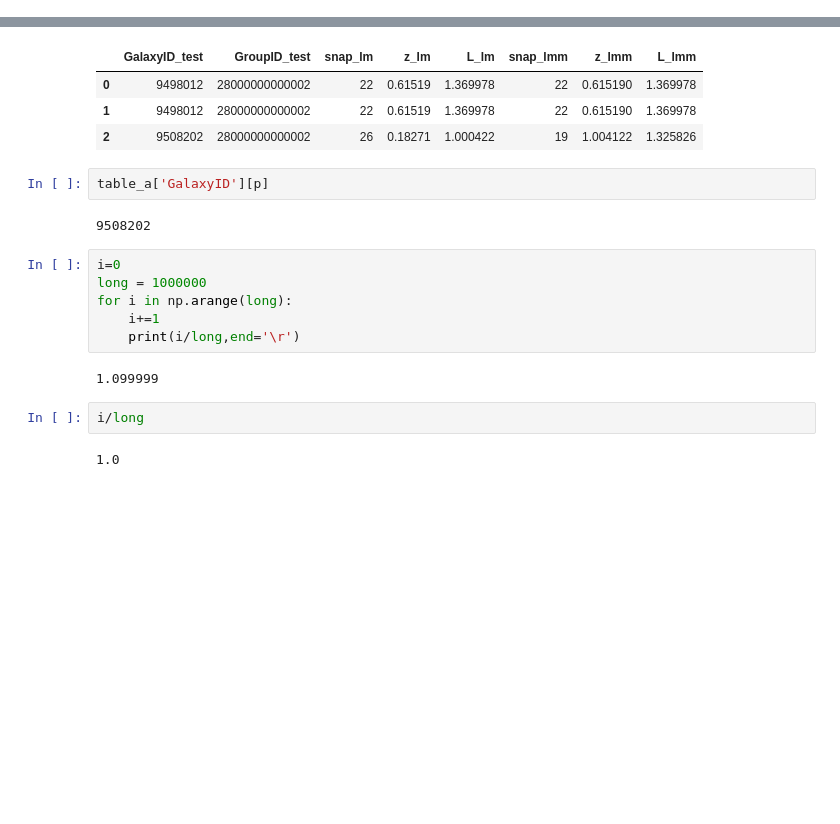
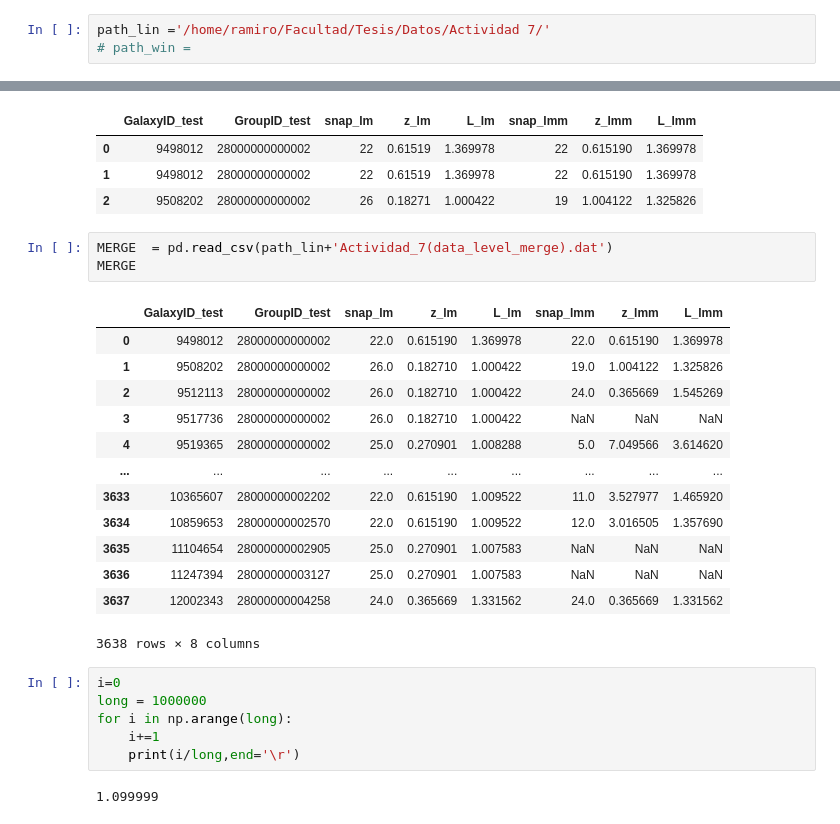
Before and after one commit to SantamariaR/Scripts-Tesis, a Jupyter notebook: Actividad 7/Actividad_7.ipynb, the cells around one changed output, grey strips where cells are left out. Cells and saved outputs as stored; diff of their text form; blank space fills up the shorter version.

Commit message:
Finalizada table merge(act 7)

```diff
--- a/Actividad 7/Actividad_7.ipynb
+++ b/Actividad 7/Actividad_7.ipynb
@@ -9,6 +9,9 @@ from astropy.table import Table
 from astropy.cosmology import Planck15 as cosmo
 import h5py
 import pandas as pd
+# %%
+path_lin ='/home/ramiro/Facultad/Tesis/Datos/Actividad 7/'
+# path_win =
 # %%
 data = {'GalaxyID_test':[],'GroupID_test':[],'snap_lm':[],'z_lm':[],'L_lm':[],'snap_lmm':[],'z_lmm':[],'L_lmm':[]}
 DATA_merge = pd.DataFrame(data=data)
@@ -232,10 +248,23 @@ DATA_merge
 | 0 | 9498012 | 28000000000002 | 22 | 0.61519 | 1.369978 | 22 | 0.615190 | 1.369978 |
 | 1 | 9498012 | 28000000000002 | 22 | 0.61519 | 1.369978 | 22 | 0.615190 | 1.369978 |
 | 2 | 9508202 | 28000000000002 | 26 | 0.18271 | 1.000422 | 19 | 1.004122 | 1.325826 |
-# %%
-table_a['GalaxyID'][p]
-# %% [output]
-9508202
+# %%
+MERGE  = pd.read_csv(path_lin+'Actividad_7(data_level_merge).dat')
+MERGE
+# %% [output]
+|  | GalaxyID_test | GroupID_test | snap_lm | z_lm | L_lm | snap_lmm | z_lmm | L_lmm |
+| 0 | 9498012 | 28000000000002 | 22.0 | 0.615190 | 1.369978 | 22.0 | 0.615190 | 1.369978 |
+| 1 | 9508202 | 28000000000002 | 26.0 | 0.182710 | 1.000422 | 19.0 | 1.004122 | 1.325826 |
+| 2 | 9512113 | 28000000000002 | 26.0 | 0.182710 | 1.000422 | 24.0 | 0.365669 | 1.545269 |
+| 3 | 9517736 | 28000000000002 | 26.0 | 0.182710 | 1.000422 | NaN | NaN | NaN |
+| 4 | 9519365 | 28000000000002 | 25.0 | 0.270901 | 1.008288 | 5.0 | 7.049566 | 3.614620 |
+| ... | ... | ... | ... | ... | ... | ... | ... | ... |
+| 3633 | 10365607 | 28000000002202 | 22.0 | 0.615190 | 1.009522 | 11.0 | 3.527977 | 1.465920 |
+| 3634 | 10859653 | 28000000002570 | 22.0 | 0.615190 | 1.009522 | 12.0 | 3.016505 | 1.357690 |
+| 3635 | 11104654 | 28000000002905 | 25.0 | 0.270901 | 1.007583 | NaN | NaN | NaN |
+| 3636 | 11247394 | 28000000003127 | 25.0 | 0.270901 | 1.007583 | NaN | NaN | NaN |
+| 3637 | 12002343 | 28000000004258 | 24.0 | 0.365669 | 1.331562 | 24.0 | 0.365669 | 1.331562 |
+3638 rows × 8 columns
 # %%
 i=0
 long = 1000000
@@ -244,7 +273,3 @@ for i in np.arange(long):
     print(i/long,end='\r')
 # %% [output]
 1.099999
-# %%
-i/long
-# %% [output]
-1.0
```
Also changed, not shown: parts of 12 cells of this notebook, 4 other files.
